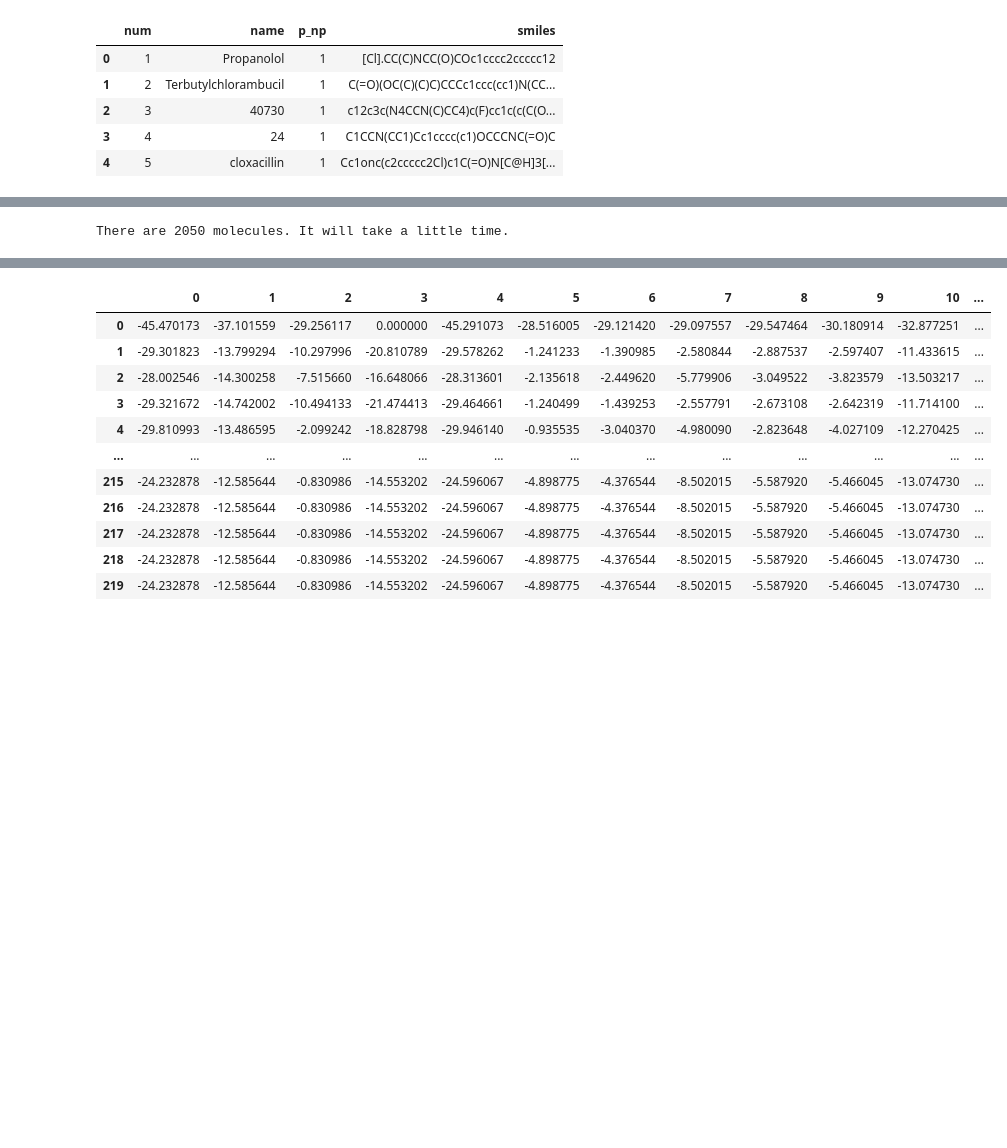
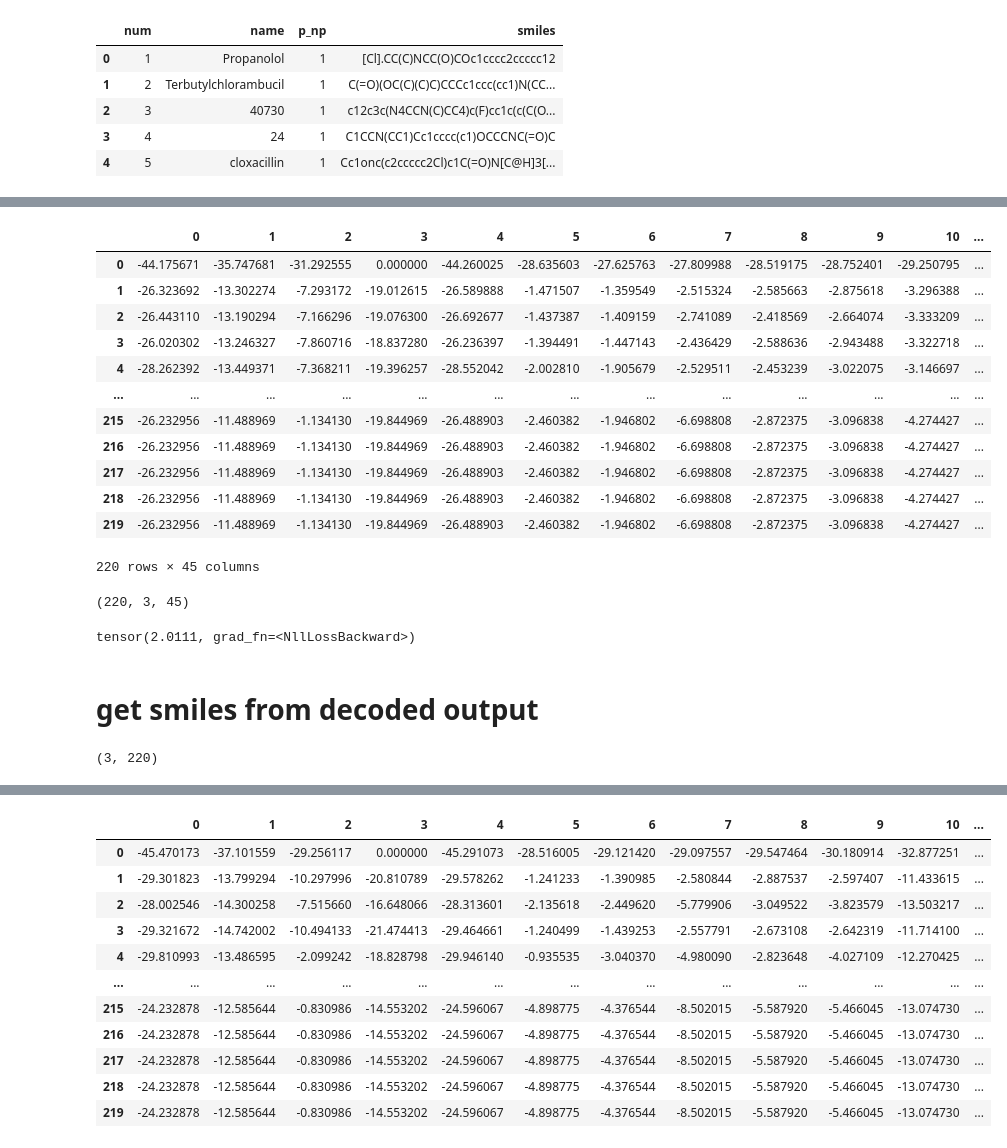
Before and after one commit to ajia90/smilestransformer, a Jupyter notebook: interpolationtraining.ipynb, the cells around one changed output, grey strips where cells are left out. Cells and saved outputs as stored; diff of their text form; code cells hidden in the pictures; blank space fills up the shorter version.

```diff
--- a/interpolationtraining.ipynb
+++ b/interpolationtraining.ipynb
@@ -158,7 +239,35 @@ torch.Size([220, 2050])
 # %%
 target = trfm.embed(t)
 target = trfm.pe(target)
+# %%
+#trfm.decoder
+decoded5 = trfm.trfm.decoder(target, torch.from_numpy(X).float())
+decoded1 = decoded5.detach().numpy()
+# %%
+out = torch.from_numpy(decoded1).float()
+out = trfm.out(out) # (T,B,V)
+out = F.log_softmax(out, dim=2)
+out = out.detach().numpy()
+# %%
+pd.DataFrame(out[:,0,:])
+# %% [output]
+|  | 0 | 1 | 2 | 3 | 4 | 5 | 6 | 7 | 8 | 9 | 10 | ... |
+| 0 | -44.175671 | -35.747681 | -31.292555 | 0.000000 | -44.260025 | -28.635603 | -27.625763 | -27.809988 | -28.519175 | -28.752401 | -29.250795 | ... |
+| 1 | -26.323692 | -13.302274 | -7.293172 | -19.012615 | -26.589888 | -1.471507 | -1.359549 | -2.515324 | -2.585663 | -2.875618 | -3.296388 | ... |
+| 2 | -26.443110 | -13.190294 | -7.166296 | -19.076300 | -26.692677 | -1.437387 | -1.409159 | -2.741089 | -2.418569 | -2.664074 | -3.333209 | ... |
+| 3 | -26.020302 | -13.246327 | -7.860716 | -18.837280 | -26.236397 | -1.394491 | -1.447143 | -2.436429 | -2.588636 | -2.943488 | -3.322718 | ... |
+| 4 | -28.262392 | -13.449371 | -7.368211 | -19.396257 | -28.552042 | -2.002810 | -1.905679 | -2.529511 | -2.453239 | -3.022075 | -3.146697 | ... |
+| ... | ... | ... | ... | ... | ... | ... | ... | ... | ... | ... | ... | ... |
+| 215 | -26.232956 | -11.488969 | -1.134130 | -19.844969 | -26.488903 | -2.460382 | -1.946802 | -6.698808 | -2.872375 | -3.096838 | -4.274427 | ... |
+| 216 | -26.232956 | -11.488969 | -1.134130 | -19.844969 | -26.488903 | -2.460382 | -1.946802 | -6.698808 | -2.872375 | -3.096838 | -4.274427 | ... |
+| 217 | -26.232956 | -11.488969 | -1.134130 | -19.844969 | -26.488903 | -2.460382 | -1.946802 | -6.698808 | -2.872375 | -3.096838 | -4.274427 | ... |
+| 218 | -26.232956 | -11.488969 | -1.134130 | -19.844969 | -26.488903 | -2.460382 | -1.946802 | -6.698808 | -2.872375 | -3.096838 | -4.274427 | ... |
+| 219 | -26.232956 | -11.488969 | -1.134130 | -19.844969 | -26.488903 | -2.460382 | -1.946802 | -6.698808 | -2.872375 | -3.096838 | -4.274427 | ... |
+220 rows × 45 columns
 # %%
-decoded = trfm.decode(target, torch.from_numpy(X).float())
+#decode function
+decoded = trfm.decode(torch.from_numpy(X).float(), target)
-# %% [output]
-There are 2050 molecules. It will take a little time.
+# %%
+decoded.shape
+# %% [output]
+(220, 3, 45)
@@ -164,0 +276,12 @@ There are 2050 molecules. It will take a little time.
+# %%
+loss
+# %% [output]
+tensor(2.0111, grad_fn=<NllLossBackward>)
+# %% [markdown]
+# get smiles from decoded output
+# %%
+_, next_word = torch.max(torch.from_numpy(decoded), dim = 2)
+decoded_smiles = torch.t(next_word).detach().numpy()
+decoded_smiles.shape
+# %% [output]
+(3, 220)
```
Also changed, not shown: parts of 47 cells of this notebook.
